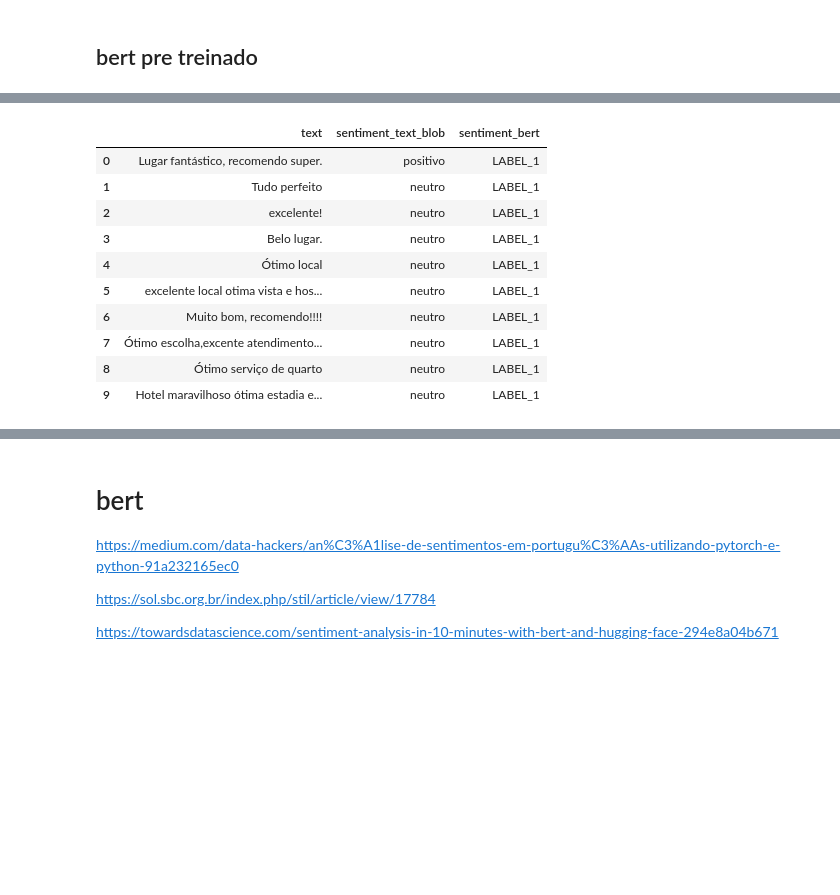
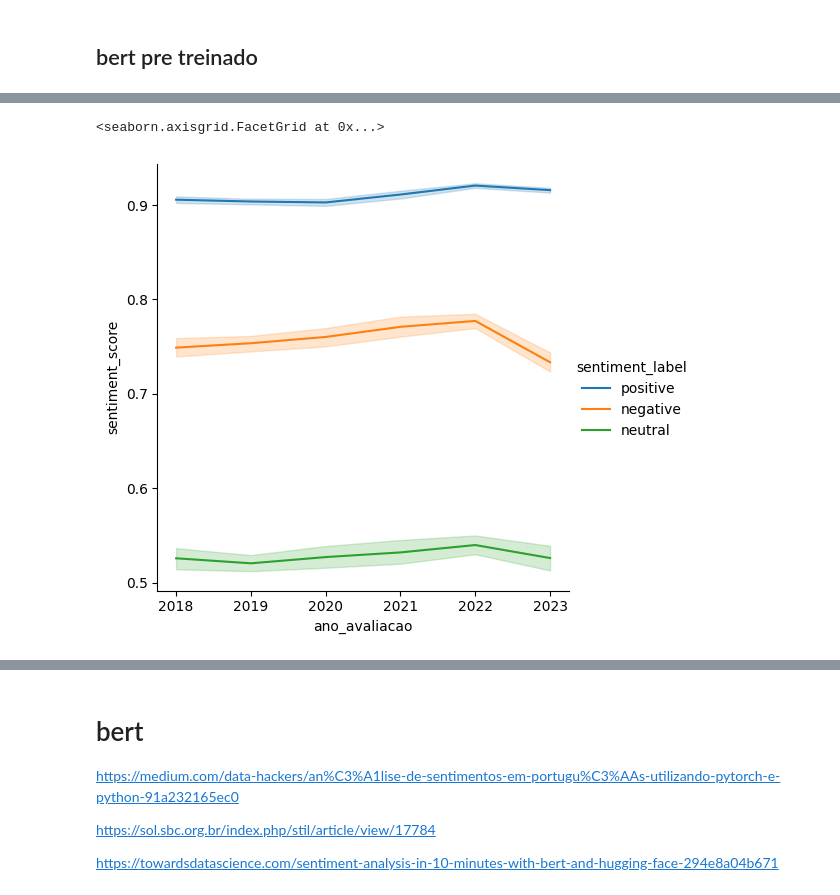
Before and after one commit to emerson-matos/tcc-notebooks, a Jupyter notebook: sentimentos/notebook.ipynb, the cells around one changed output, grey strips where cells are left out. Drawn from its saved outputs; the diff is of its cells as text; code cells hidden in the pictures; blank space fills up the shorter version.

```diff
--- a/sentimentos/notebook.ipynb
+++ b/sentimentos/notebook.ipynb
@@ -122,16 +171,8 @@ def classifica_blob(x):
-# %%
-teste['sentiment_text_blob'] = teste['text'].apply(lambda x:  classifica_blob(x))
-# %%
-teste[['text', 'sentiment_text_blob', 'sentiment_bert']]
-# %% [output]
-|  | text | sentiment_text_blob | sentiment_bert |
-| 0 | Lugar fantástico, recomendo super. | positivo | LABEL_1 |
-| 1 | Tudo perfeito | neutro | LABEL_1 |
-| 2 | excelente! | neutro | LABEL_1 |
-| 3 | Belo lugar. | neutro | LABEL_1 |
-| 4 | Ótimo local | neutro | LABEL_1 |
-| 5 | excelente local otima vista e hos... | neutro | LABEL_1 |
-| 6 | Muito bom, recomendo!!!! | neutro | LABEL_1 |
-| 7 | Ótimo escolha,excente atendimento... | neutro | LABEL_1 |
-| 8 | Ótimo serviço de quarto | neutro | LABEL_1 |
-| 9 | Hotel maravilhoso ótima estadia e... | neutro | LABEL_1 |
+# %%
+import seaborn as sns
+
+
+sns.relplot(x='ano_avaliacao', y='sentiment_score', kind="line", hue='sentiment_label', data=teste)
+# %% [output]
+<seaborn.axisgrid.FacetGrid at 0x...>
+[figure, added]
```
Also changed, not shown: parts of 22 cells of this notebook.
